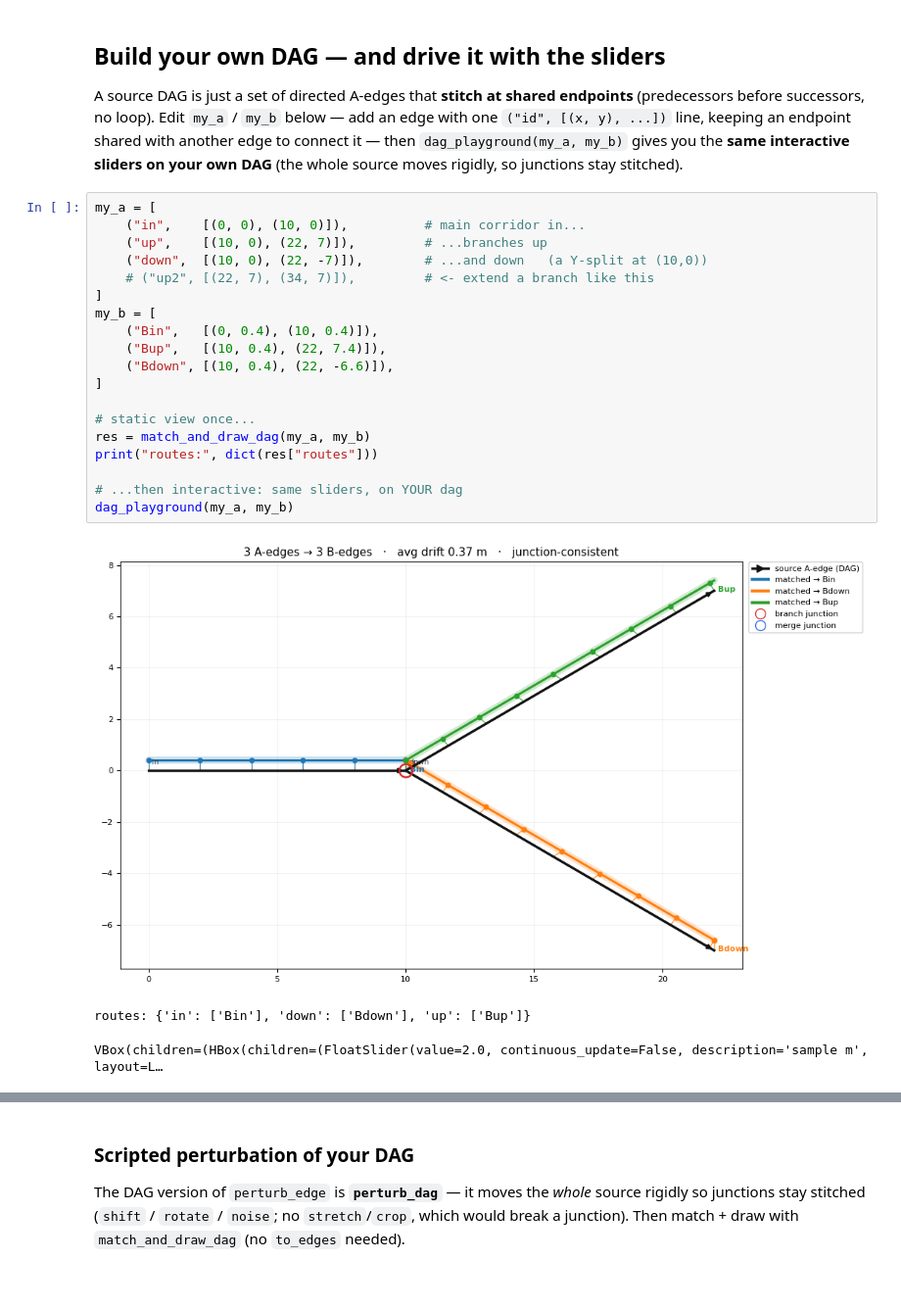
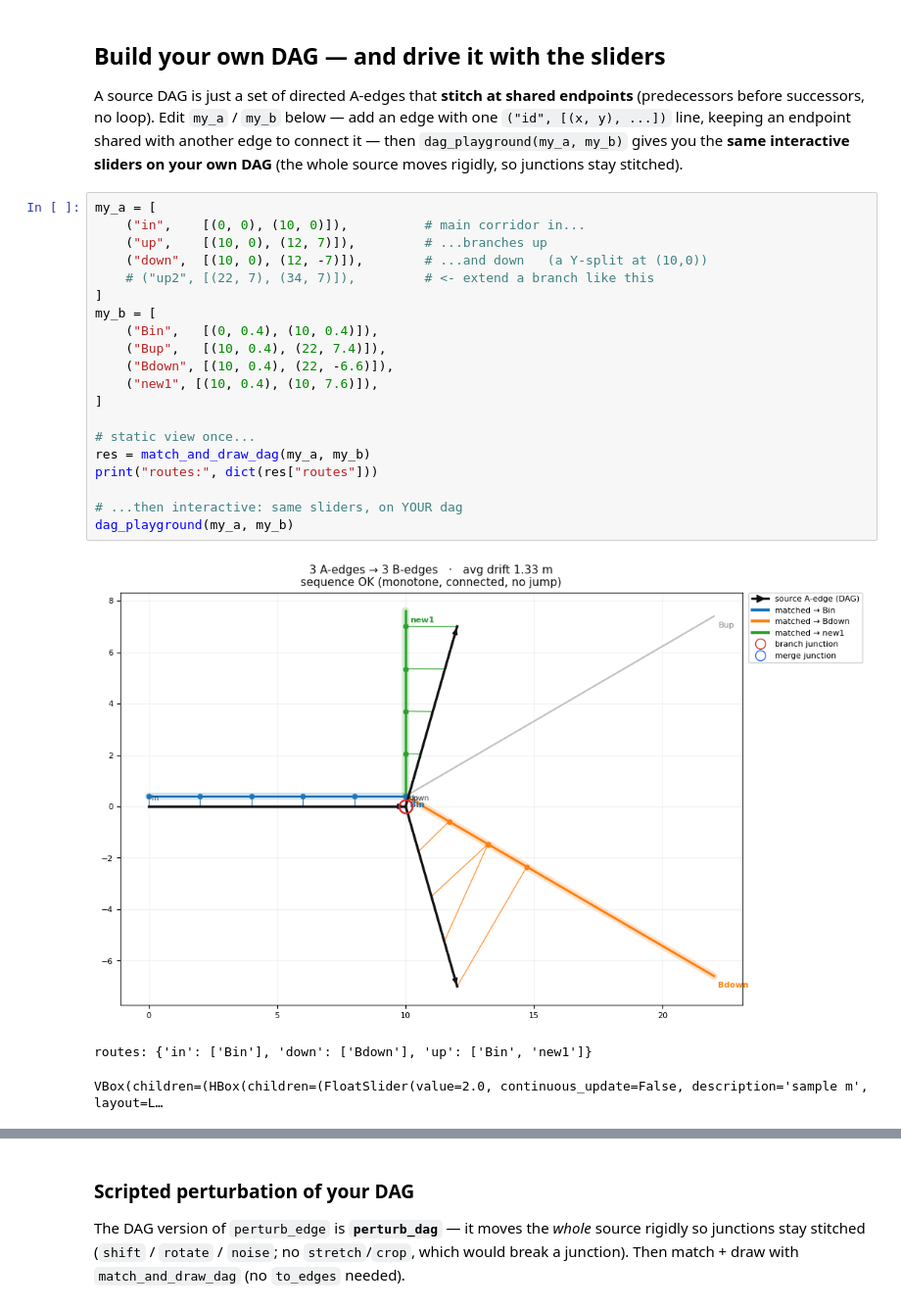
Before and after one commit to Khoshkhah/network-matching, a Jupyter notebook: notebooks/dag_dtw_playground.ipynb, the cells around one changed output, grey strips where cells are left out. Shown at 98% size. Saved outputs shown, nothing was run; the diff lists cells and outputs as text; blank space fills up the shorter version.

```diff
--- a/notebooks/dag_dtw_playground.ipynb
+++ b/notebooks/dag_dtw_playground.ipynb
@@ -82,25 +82,26 @@ source moves rigidly, so junctions stay stitched).
 # %%
 my_a = [
     ("in",    [(0, 0), (10, 0)]),          # main corridor in...
-    ("up",    [(10, 0), (22, 7)]),         # ...branches up
-    ("down",  [(10, 0), (22, -7)]),        # ...and down   (a Y-split at (10,0))
+    ("up",    [(10, 0), (12, 7)]),         # ...branches up
+    ("down",  [(10, 0), (12, -7)]),        # ...and down   (a Y-split at (10,0))
     # ("up2", [(22, 7), (34, 7)]),         # <- extend a branch like this
 ]
 my_b = [
     ("Bin",   [(0, 0.4), (10, 0.4)]),
     ("Bup",   [(10, 0.4), (22, 7.4)]),
     ("Bdown", [(10, 0.4), (22, -6.6)]),
+    ("new1", [(10, 0.4), (10, 7.6)]),
 ]
 
 # static view once...
 res = match_and_draw_dag(my_a, my_b)
 print("routes:", dict(res["routes"]))
 
 # ...then interactive: same sliders, on YOUR dag
 dag_playground(my_a, my_b)
 # %% [output]
-[figure, old version]
+[figure, new version]
-routes: {'in': ['Bin'], 'down': ['Bdown'], 'up': ['Bup']}
+routes: {'in': ['Bin'], 'down': ['Bdown'], 'up': ['Bin', 'new1']}
 VBox(children=(HBox(children=(FloatSlider(value=2.0, continuous_update=False, description='sample m', layout=L…
 [interactive output not drawn]
 # %% [markdown]
```
Also changed, not shown: parts of 4 cells of this notebook, 3 other files.
